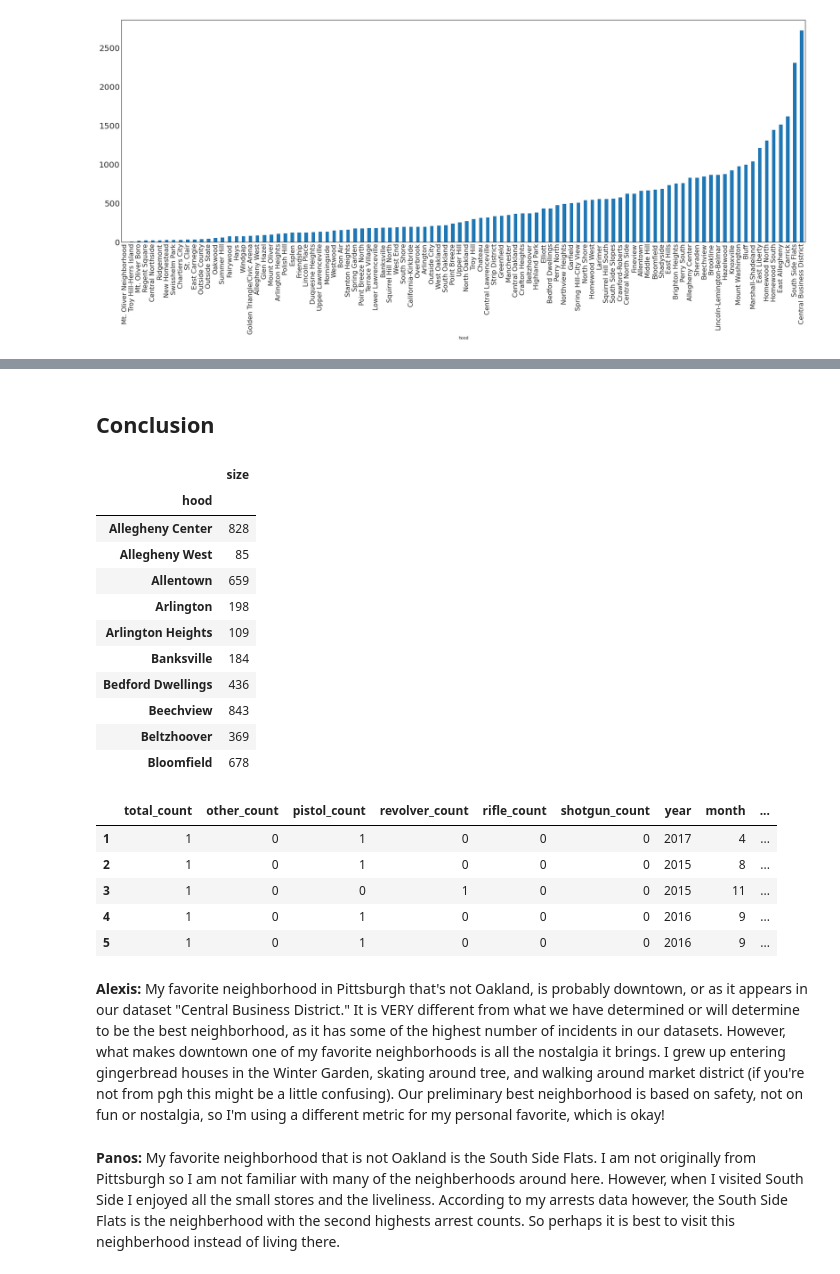
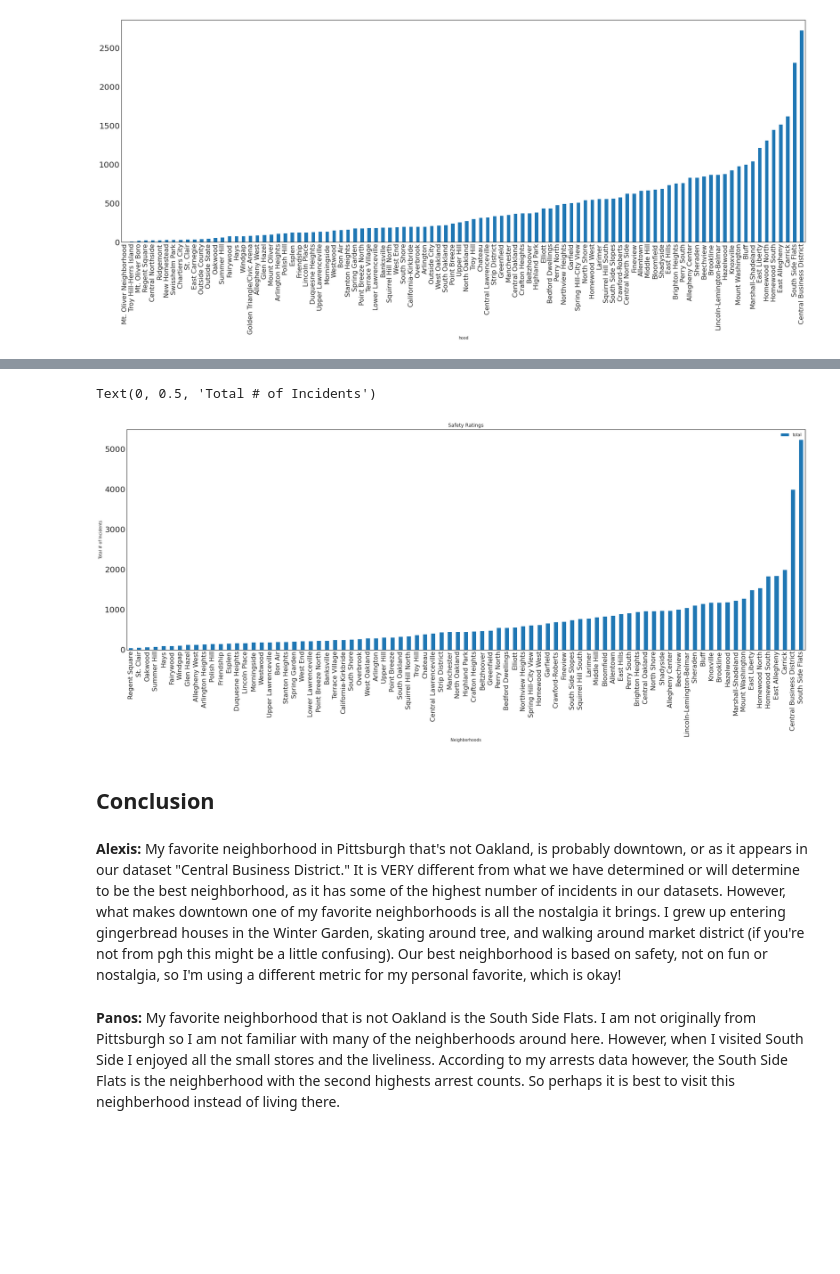
Before and after one commit to alexisgiobbi/bigideas-final, a Jupyter notebook: group-notebook.ipynb, the cells around one changed output, grey strips where cells are left out. Drawn from its saved outputs; the diff is of its cells as text; code cells hidden in the pictures; blank space fills up the shorter version.

Commit message:
final visuals

```diff
--- a/group-notebook.ipynb
+++ b/group-notebook.ipynb
@@ -226,0 +160,8 @@ As a side note, South Side Flats is rounding out the bottom two spots for all th
+# %%
+merge  = merged.groupby('hood')['total'].sum().sort_values(ascending=True)
+merge = pd.DataFrame(merge)
+
+# sorting
+pd.set_option('display.max_rows', None)
+merge = merge.sort_values(['total', 'hood'], ascending=[1, 0])
+merge.head(10)
@@ -227,39 +181,18 @@ As a side note, South Side Flats is rounding out the bottom two spots for all th
+# %%
+# bar chart
+merge.plot(kind='bar', stacked=True, figsize=(30,10))
+plt.xticks(fontsize=16)
+plt.yticks(fontsize=20)
+plt.title("Safety Ratings")
+plt.xlabel("Neighborhoods")
+plt.ylabel("Total # of Incidents")
+# %% [output]
+Text(0, 0.5, 'Total # of Incidents')
+[figure, added]
 # %% [markdown]
 ## Conclusion
-# %%
-# normalization for every dataset (rename columns to merge, set size to dataframe)
-
-# arrests
-arrests.rename(columns={'INCIDENTNEIGHBORHOOD': 'hood'}, inplace=True)
-arrest_norm = arrests.groupby('hood').size().to_frame('total_count')
-arrest_norm = pd.DataFrame(arrests_sum)
-arrest_norm.head(10)
-# %% [output]
-|  | size |
-| hood |  |
-| Allegheny Center | 828 |
-| Allegheny West | 85 |
-| Allentown | 659 |
-| Arlington | 198 |
-| Arlington Heights | 109 |
-| Banksville | 184 |
-| Bedford Dwellings | 436 |
-| Beechview | 843 |
-| Beltzhoover | 369 |
-| Bloomfield | 678 |
-# %%
-# firearm seizures
-firearm_norm = firearm.rename(columns={'neighborhood': 'hood'})
-firearm_norm.head(5)
-# %% [output]
-|  | total_count | other_count | pistol_count | revolver_count | rifle_count | shotgun_count | year | month | ... |
-| 1 | 1 | 0 | 1 | 0 | 0 | 0 | 2017 | 4 | ... |
-| 2 | 1 | 0 | 1 | 0 | 0 | 0 | 2015 | 8 | ... |
-| 3 | 1 | 0 | 0 | 1 | 0 | 0 | 2015 | 11 | ... |
-| 4 | 1 | 0 | 1 | 0 | 0 | 0 | 2016 | 9 | ... |
-| 5 | 1 | 0 | 1 | 0 | 0 | 0 | 2016 | 9 | ... |
 # %% [markdown]
-**Alexis:** My favorite neighborhood in Pittsburgh that's not Oakland, is probably downtown, or as it appears in our dataset "Central Business District." It is VERY different from what we have determined or will determine to be the best neighborhood, as it has some of the highest number of incidents in our datasets. However, what makes downtown one of my favorite neighborhoods is all the nostalgia it brings. I grew up entering gingerbread houses in the Winter Garden, skating around tree, and walking around market district (if you're not from pgh this might be a little confusing). Our preliminary best neighborhood is based on safety, not on fun or nostalgia, so I'm using a different metric for my personal favorite, which is okay!
+**Alexis:** My favorite neighborhood in Pittsburgh that's not Oakland, is probably downtown, or as it appears in our dataset "Central Business District." It is VERY different from what we have determined or will determine to be the best neighborhood, as it has some of the highest number of incidents in our datasets. However, what makes downtown one of my favorite neighborhoods is all the nostalgia it brings. I grew up entering gingerbread houses in the Winter Garden, skating around tree, and walking around market district (if you're not from pgh this might be a little confusing). Our best neighborhood is based on safety, not on fun or nostalgia, so I'm using a different metric for my personal favorite, which is okay!
 # %% [markdown]
 **Panos:** My favorite neighborhood that is not Oakland is the South Side Flats. I am not originally from Pittsburgh so I am not familiar with many of the neighberhoods around here. However, when I visited South Side I enjoyed all the small stores and the liveliness. According to my arrests data however, the South Side Flats is the neighberhood with the second highests arrest counts. So perhaps it is best to visit this neighberhood instead of living there.
 # %% [markdown]
```
Also changed, not shown: parts of 10 cells of this notebook.
